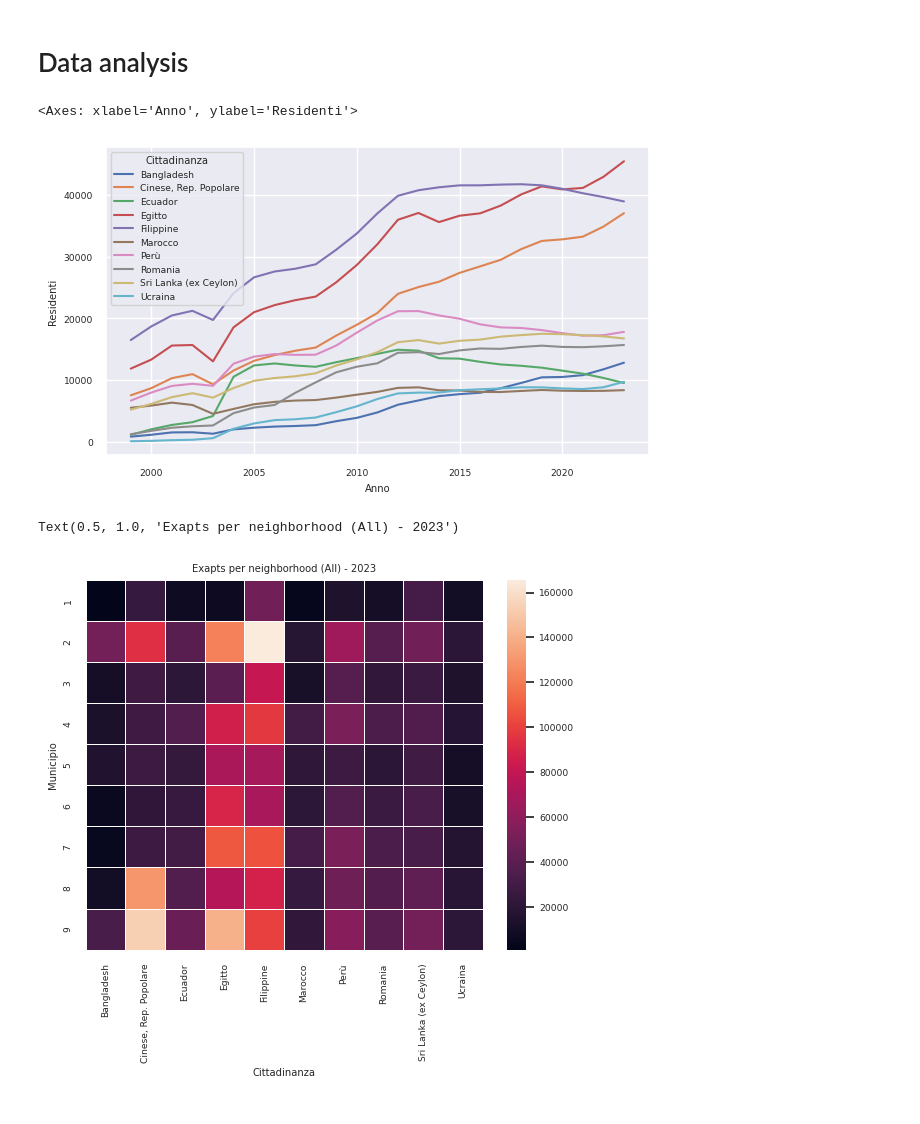
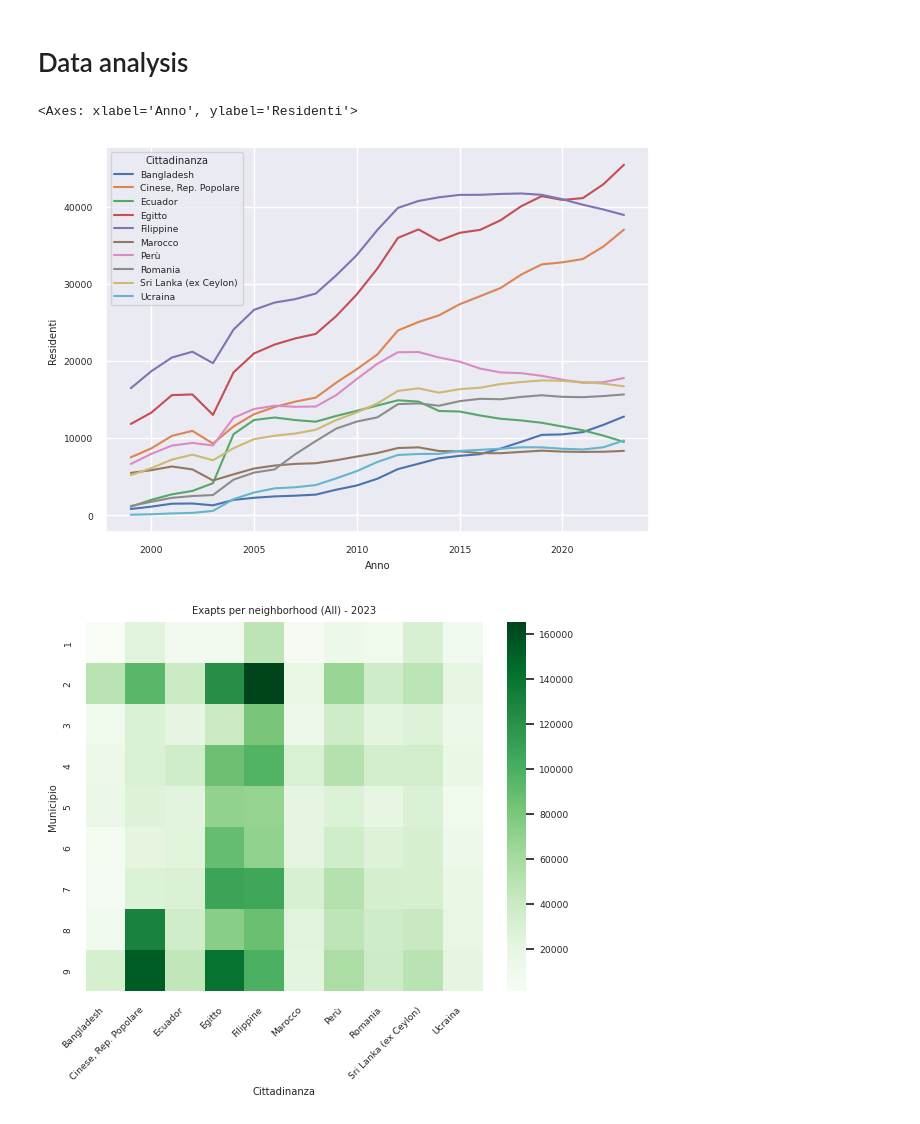
Before and after one commit to mrsalty/notebooks, a Jupyter notebook: milan-expats-eda.ipynb, the cells around one changed output. Saved outputs shown, nothing was run; the diff lists cells and outputs as text; code cells hidden in the pictures.

```diff
--- a/milan-expats-eda.ipynb
+++ b/milan-expats-eda.ipynb
@@ -132,11 +128,11 @@ ax.set_xticklabels(
 # %%
 df_agg = df_2[(df_2['Cittadinanza'].isin(arr_citizens_sorted_10))].groupby(['Anno','Cittadinanza'])['Residenti'].sum().reset_index(name ='Residenti')
 sns.set(font_scale=0.6)
-plt.figure(figsize=(7, 4))
+plt.figure(figsize=(7, 5))
 sns.lineplot(data=df_agg, x="Anno", y="Residenti", hue="Cittadinanza" )
 # %% [output]
 <Axes: xlabel='Anno', ylabel='Residenti'>
-[figure, old version]
+[figure, new version]
 # %%
 #all
 df_2_all = df_2[df_2['Cittadinanza'].isin(arr_citizens_sorted_10)] \
@@ -146,12 +142,11 @@ df_2_all = df_2[df_2['Cittadinanza'].isin(arr_citizens_sorted_10)] \
     .sort_values(['Count'], ascending=False)
 
 ds_all = df_2_all.pivot(index="Municipio", columns="Cittadinanza", values="Count")
-hm_all = sns.heatmap(ds_all, linewidth=.5)
-hm_all.set_title('Exapts per neighborhood (All) - 2023')
-#print(hm_all)
+ax = sns.heatmap(ds_all, cmap="Greens")
+ax.set_title('Exapts per neighborhood (All) - 2023')
+ax.set_xticklabels(ax.get_xticklabels(), rotation=45, horizontalalignment='right');
 # %% [output]
-Text(0.5, 1.0, 'Exapts per neighborhood (All) - 2023')
-[figure, old version]
+[figure, new version]
 # %%
 fig, (ax1, ax2) = plt.subplots(nrows=1, ncols=2, figsize=(11,4))
 #men
```
Also changed, not shown: parts of 12 cells of this notebook.
